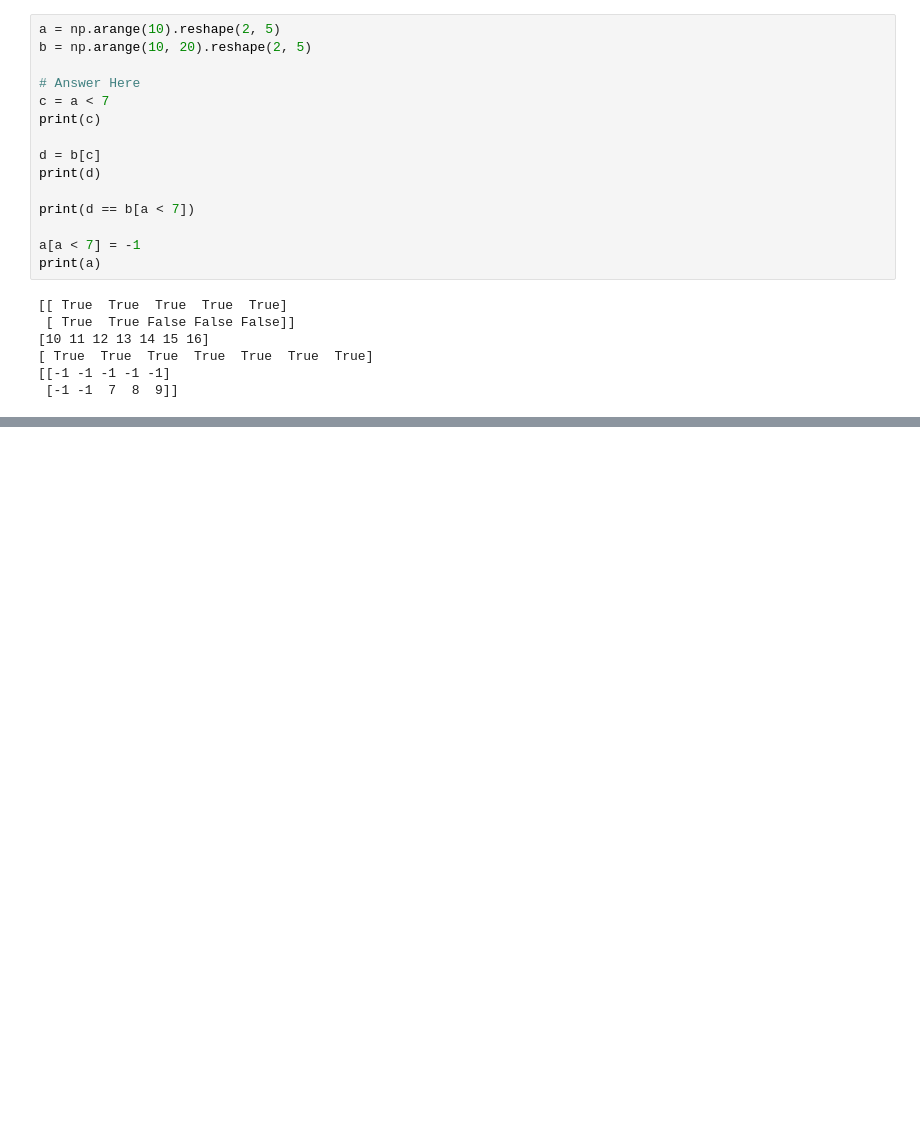
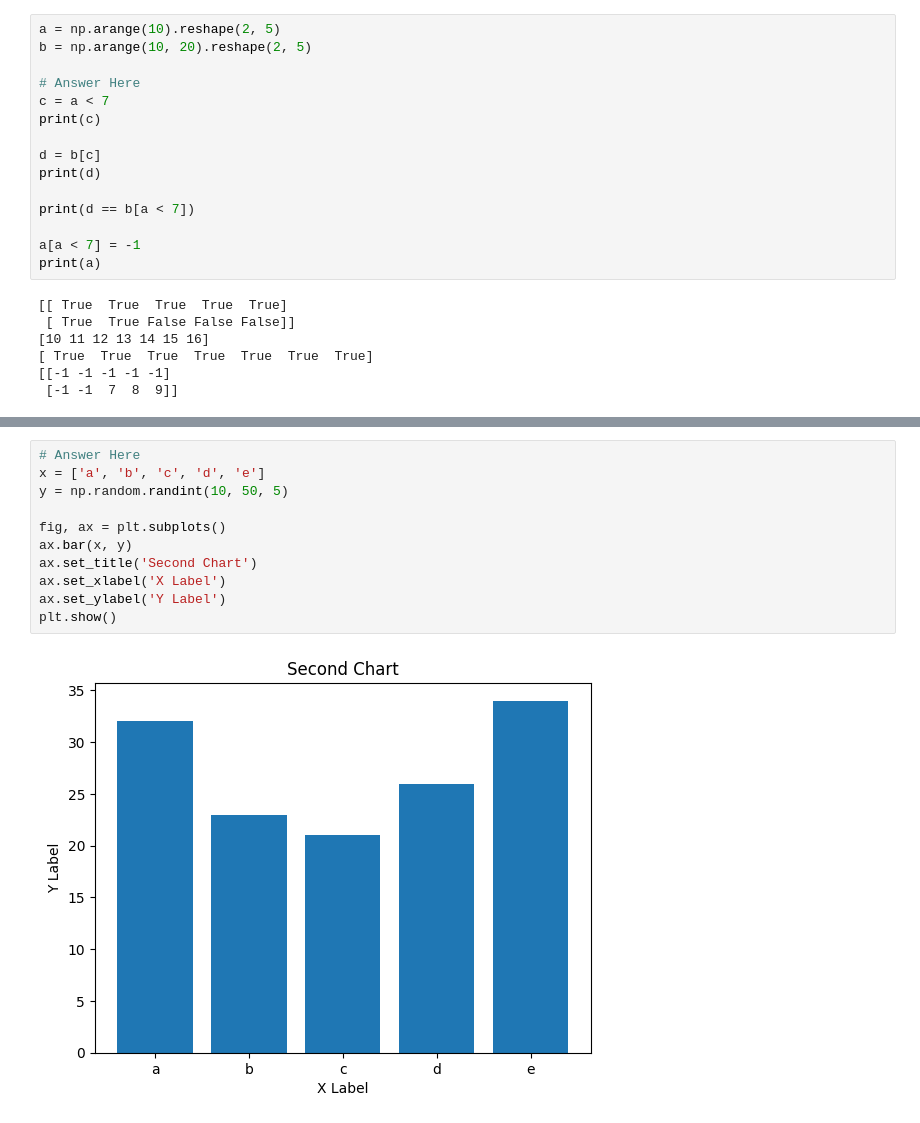
Before and after one commit to wrmthorne/SWiCS-WIE-Advanced-Python-Worksheets, a Jupyter notebook: Intermediate 1 - Numpy and Plotting/Numpy_and_plotting.ipynb, the cells around one changed output, grey strips where cells are left out. Drawn from its saved outputs; the diff is of its cells as text; blank space fills up the shorter version.

```diff
--- a/Intermediate 1 - Numpy and Plotting/Numpy_and_plotting.ipynb
+++ b/Intermediate 1 - Numpy and Plotting/Numpy_and_plotting.ipynb
@@ -412,0 +443,13 @@ print(a)
+# %%
+# Answer Here
+x = ['a', 'b', 'c', 'd', 'e']
+y = np.random.randint(10, 50, 5)
+
+fig, ax = plt.subplots()
+ax.bar(x, y)
+ax.set_title('Second Chart')
+ax.set_xlabel('X Label')
+ax.set_ylabel('Y Label')
+plt.show()
+# %% [output]
+[figure, added]
```
Also changed, not shown: parts of 9 cells of this notebook.
